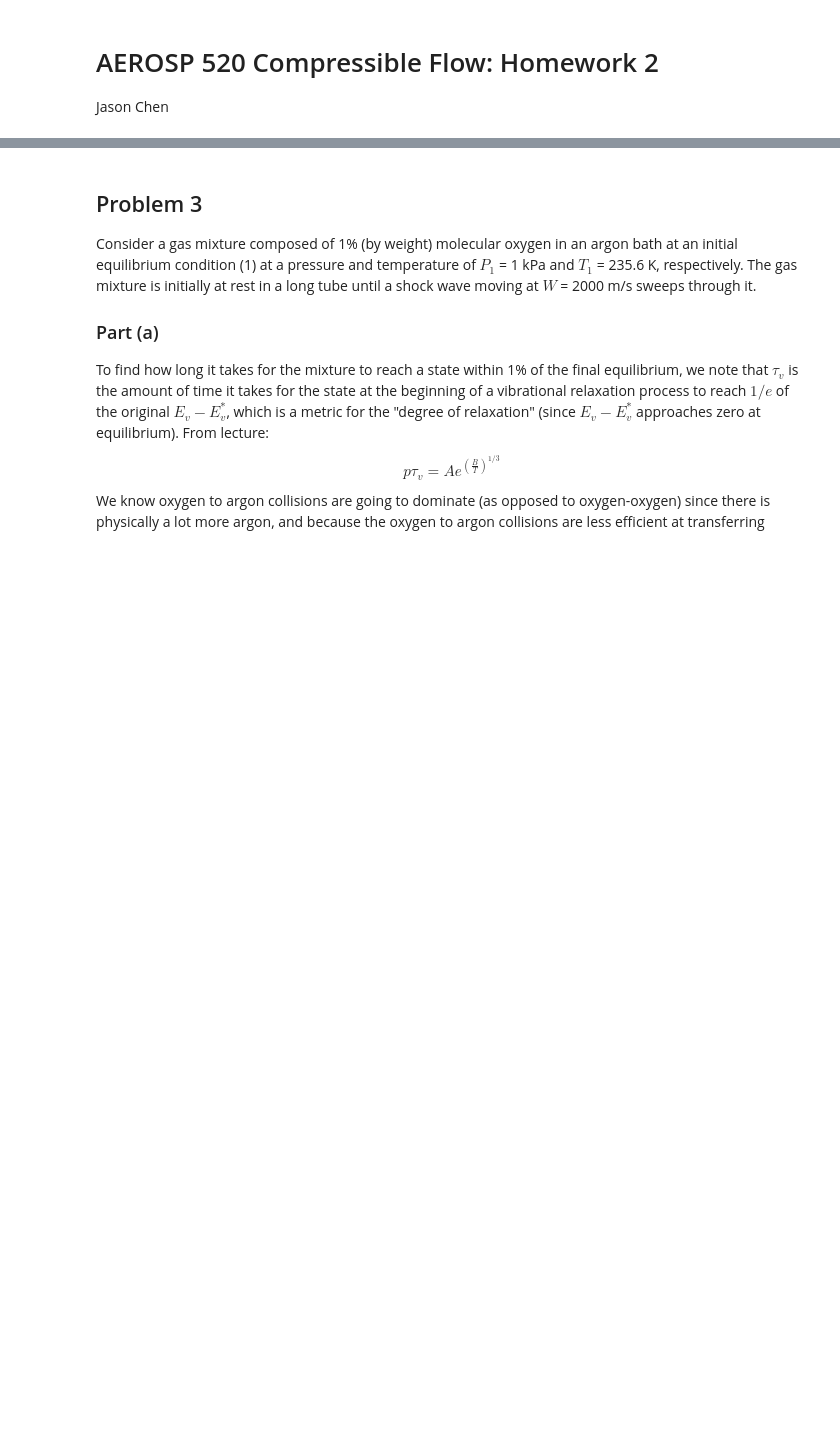
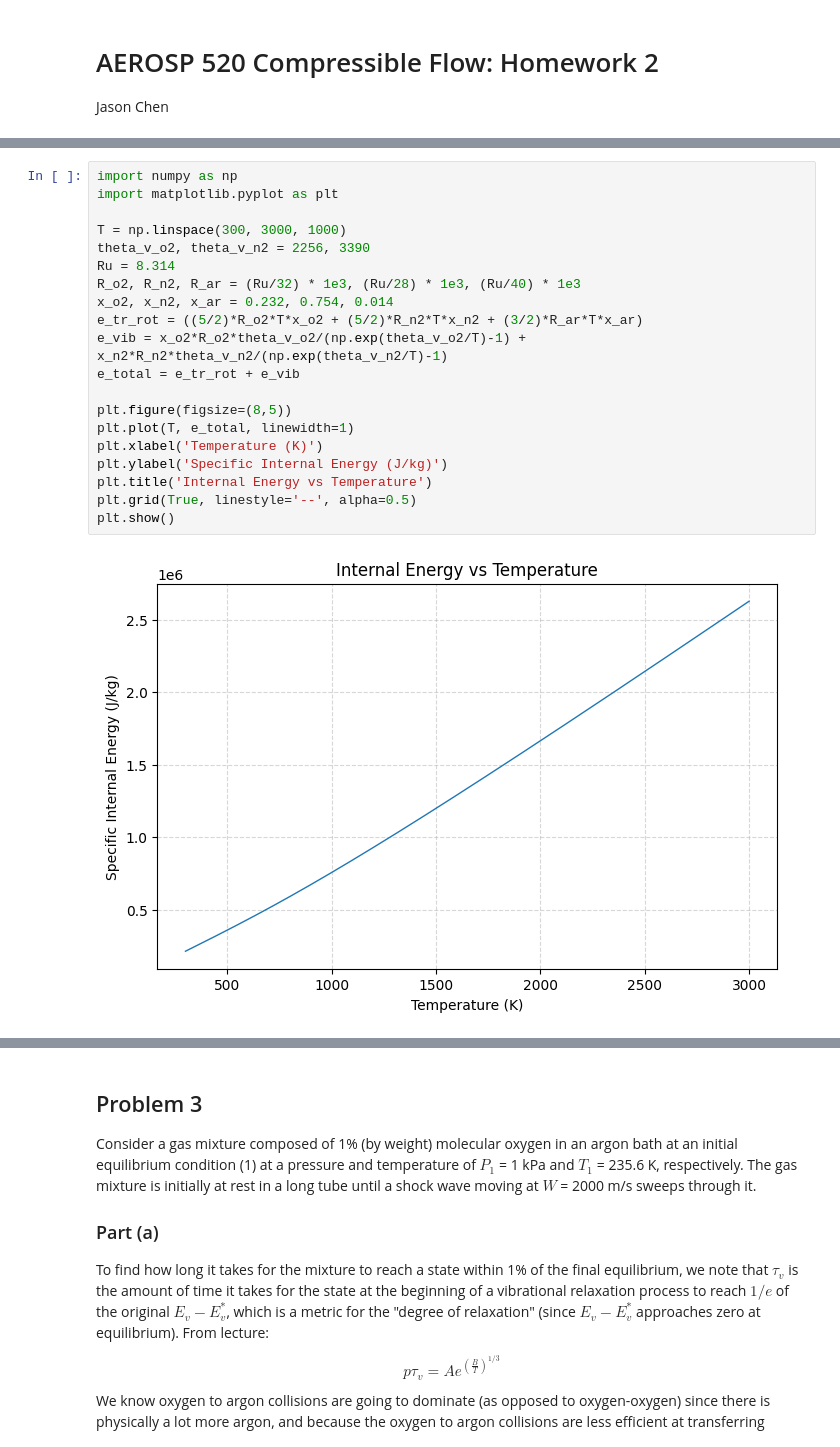
Before and after one commit to JayChen35/sugs, a Jupyter notebook: 520_comp_flow/hw_2.ipynb, the cells around one changed output, grey strips where cells are left out. Cells and saved outputs as stored; diff of their text form; blank space fills up the shorter version.

```diff
--- a/520_comp_flow/hw_2.ipynb
+++ b/520_comp_flow/hw_2.ipynb
@@ -3,0 +19,22 @@ Jason Chen
+# %%
+import numpy as np
+import matplotlib.pyplot as plt
+
+T = np.linspace(300, 3000, 1000)
+theta_v_o2, theta_v_n2 = 2256, 3390
+Ru = 8.314
+R_o2, R_n2, R_ar = (Ru/32) * 1e3, (Ru/28) * 1e3, (Ru/40) * 1e3
+x_o2, x_n2, x_ar = 0.232, 0.754, 0.014
+e_tr_rot = ((5/2)*R_o2*T*x_o2 + (5/2)*R_n2*T*x_n2 + (3/2)*R_ar*T*x_ar)
+e_vib = x_o2*R_o2*theta_v_o2/(np.exp(theta_v_o2/T)-1) + x_n2*R_n2*theta_v_n2/(np.exp(theta_v_n2/T)-1)
+e_total = e_tr_rot + e_vib
+
+plt.figure(figsize=(8,5))
+plt.plot(T, e_total, linewidth=1)
+plt.xlabel('Temperature (K)')
+plt.ylabel('Specific Internal Energy (J/kg)')
+plt.title('Internal Energy vs Temperature')
+plt.grid(True, linestyle='--', alpha=0.5)
+plt.show()
+# %% [output]
+[figure, added]
```
Also changed, not shown: parts of 11 cells of this notebook, 2 other files.
